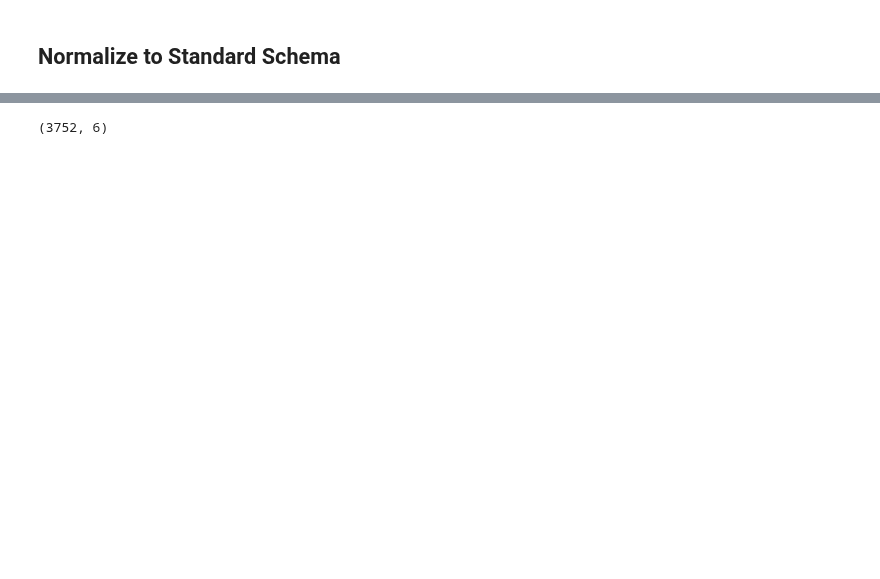
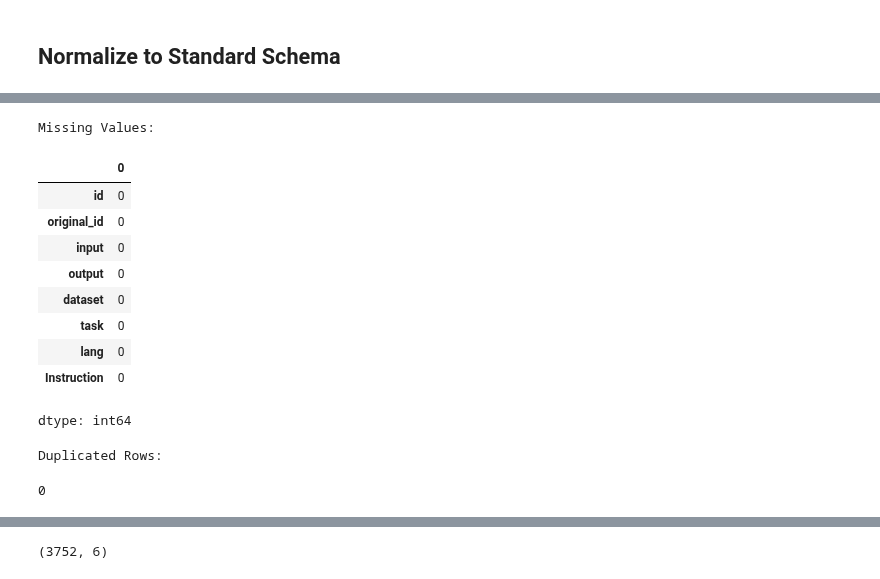
Before and after one commit to hossamhamdy333/AI_Portfolio, a Jupyter notebook: allam_finetune/notebooks/01_eda.ipynb, the cells around one changed output, grey strips where cells are left out. Cells and saved outputs as stored; diff of their text form; code cells hidden in the pictures; blank space fills up the shorter version.

```diff
--- a/allam_finetune/notebooks/01_eda.ipynb
+++ b/allam_finetune/notebooks/01_eda.ipynb
@@ -246,0 +264,21 @@ Unique output: 3752 / 3752
+# %%
+print("Missing Values:")
+data2_df.isnull().sum()
+# %% [output]
+Missing Values:
+|  | 0 |
+| id | 0 |
+| original_id | 0 |
+| input | 0 |
+| output | 0 |
+| dataset | 0 |
+| task | 0 |
+| lang | 0 |
+| Instruction | 0 |
+dtype: int64
+# %%
+print("Duplicated Rows: ")
+data2_df.duplicated(subset="output").sum()
+# %% [output]
+Duplicated Rows:
+0
```
Also changed, not shown: parts of 41 cells of this notebook, 4 other files.
